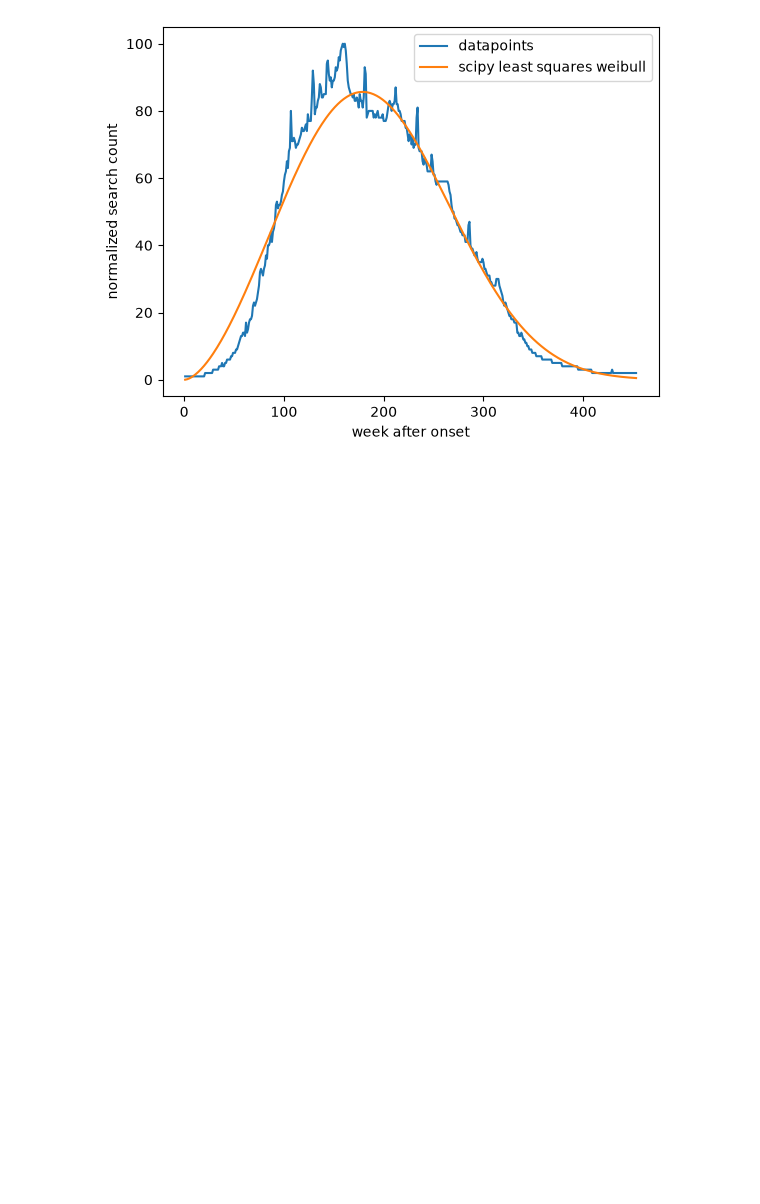
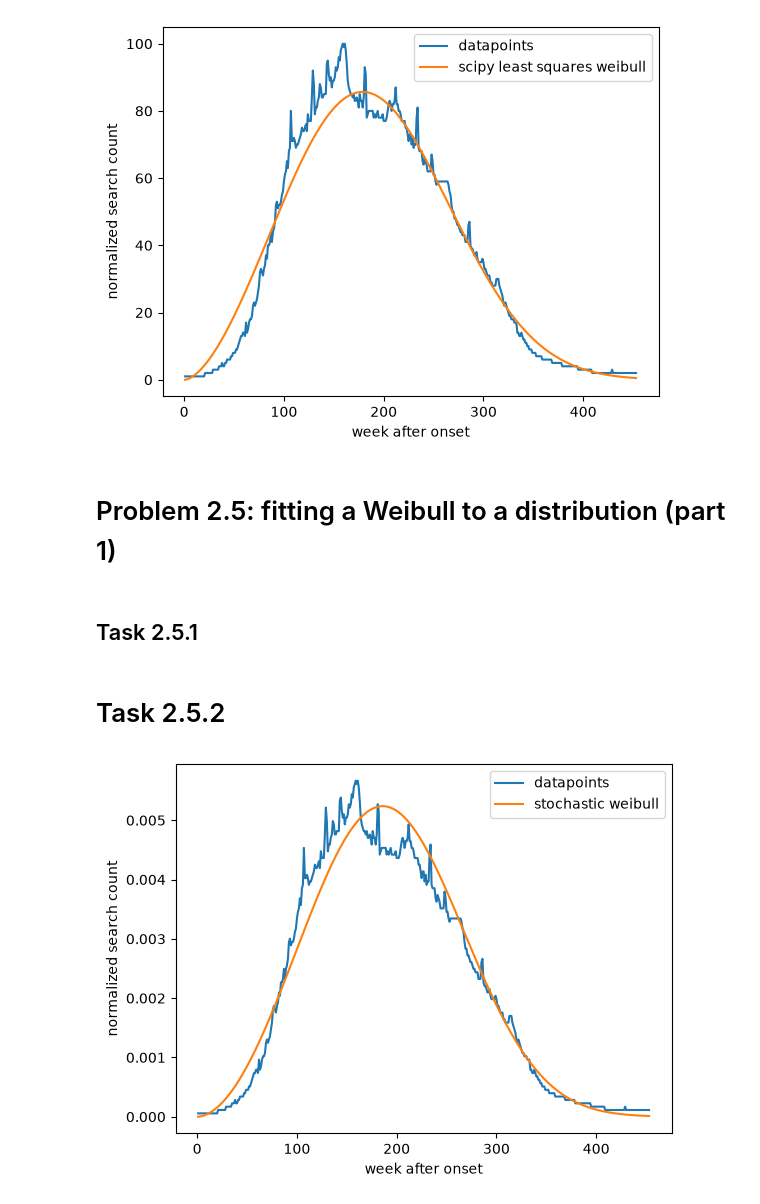
Before and after one commit to leon-grompe/PrinciplesOfML, a Jupyter notebook: Sheet2/Weibull.ipynb, the cells around one changed output. Drawn from its saved outputs; the diff is of its cells as text; code cells hidden in the pictures; blank space fills up the shorter version.

Commit message:
completed problem 2.6 and 2.6

```diff
--- a/Sheet2/Weibull.ipynb
+++ b/Sheet2/Weibull.ipynb
@@ -214,3 +218,34 @@ plt.legend()
 plt.show()
 # %% [output]
 [figure]
+# %% [markdown]
+# Problem 2.5: fitting a Weibull to a distribution (part 1)
+# %% [markdown]
+## Task 2.5.1
+# %%
+t,c = load_myspace_data()
+
+q = (c/np.sum(c)) * 0.98
+
+def Dkl_weibull(theta, t,q,):
+    a,b = theta
+    f = weibull_pdf(t,a,b)
+    return np.sum(f*np.log(f/q))
+
+
+res = opt.minimize(Dkl_weibull, x0=[2,200], args=(t,q), bounds=[(0, np.inf), (0, np.inf)])
+
+a_opt, b_opt = res.x
+# %% [markdown]
+# Task 2.5.2
+# %%
+plt.figure()
+plt.plot(t, q, label='datapoints')
+plt.plot(t, weibull_pdf(t,a_opt,b_opt), label ='stochastic weibull')
+
+plt.xlabel('week after onset')
+plt.ylabel('normalized search count')
+plt.legend()
+plt.show()
+# %% [output]
+[figure, added]
```
Also changed, not shown: parts of 7 cells of this notebook.
